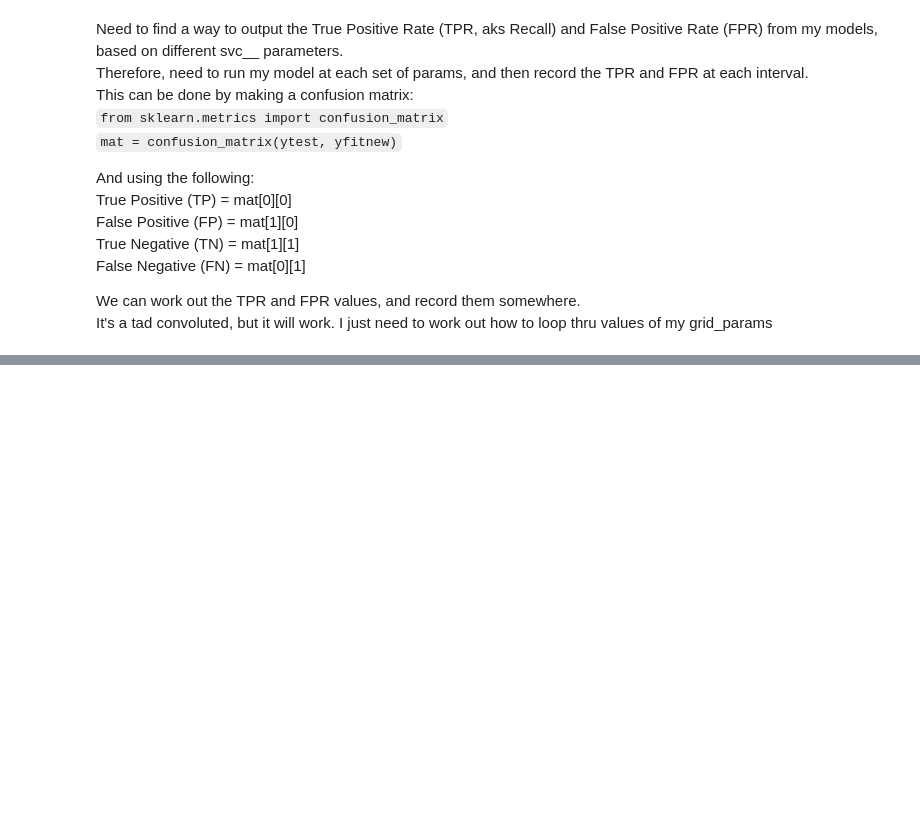
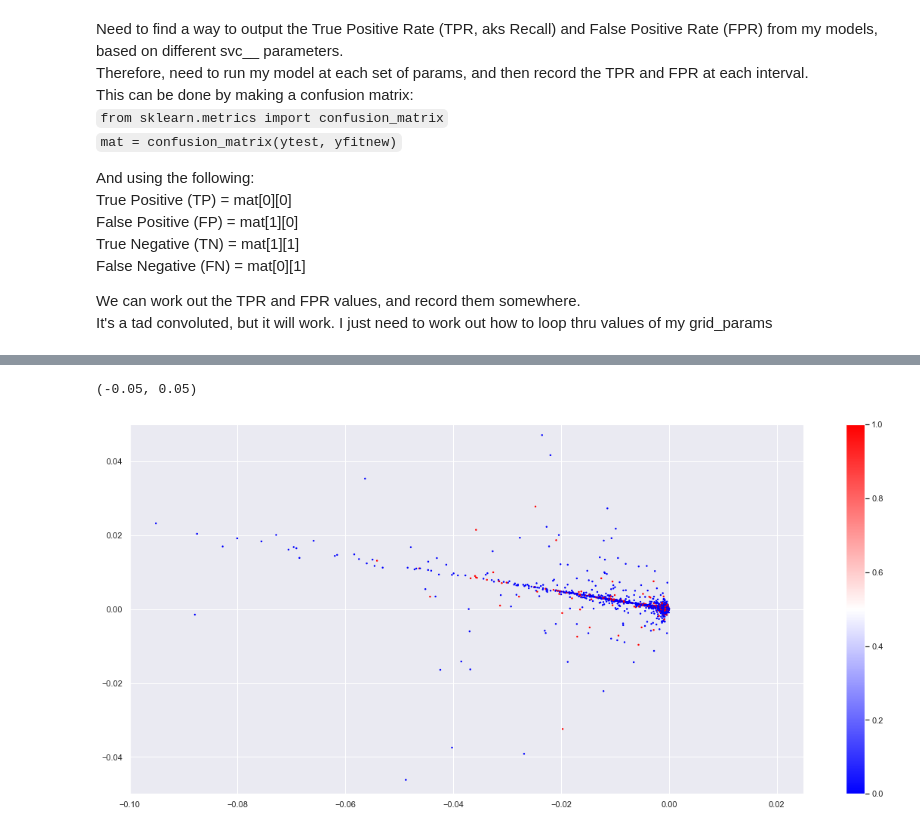
Before and after one commit to jdowzell/Thesis, a Jupyter notebook: 20210407 - ROC-AUC.ipynb, the cells around one changed output, grey strips where cells are left out. Cells and saved outputs as stored; diff of their text form; code cells hidden in the pictures; blank space fills up the shorter version.

```diff
--- a/20210407 - ROC-AUC.ipynb
+++ b/20210407 - ROC-AUC.ipynb
@@ -125,0 +253,5 @@ It's a tad convoluted, but it will work. I just need to work out how to loop thr
+# %%
+isplanetarrbin = [1 if x==True else 0 for x in isplanetarr]
+Xtrain, Xtest, ytrain, ytest = train_test_split(fluxarr, isplanetarrbin, random_state=42)
+# %%
+pca = PCA(svd_solver='randomized', n_components=2, whiten=True, random_state=42)
@@ -125,0 +281,8 @@ It's a tad convoluted, but it will work. I just need to work out how to loop thr
+# %%
+plt.scatter(pca.components_[0], pca.components_[1], c=ytrain, cmap='bwr', s=2)
+plt.colorbar()
+plt.xlim([-0.1,0.025])
+plt.ylim([-0.05,0.05])
+# %% [output]
+(-0.05, 0.05)
+[figure, added]
```
Also changed, not shown: parts of 14 cells of this notebook, 7 other files.
